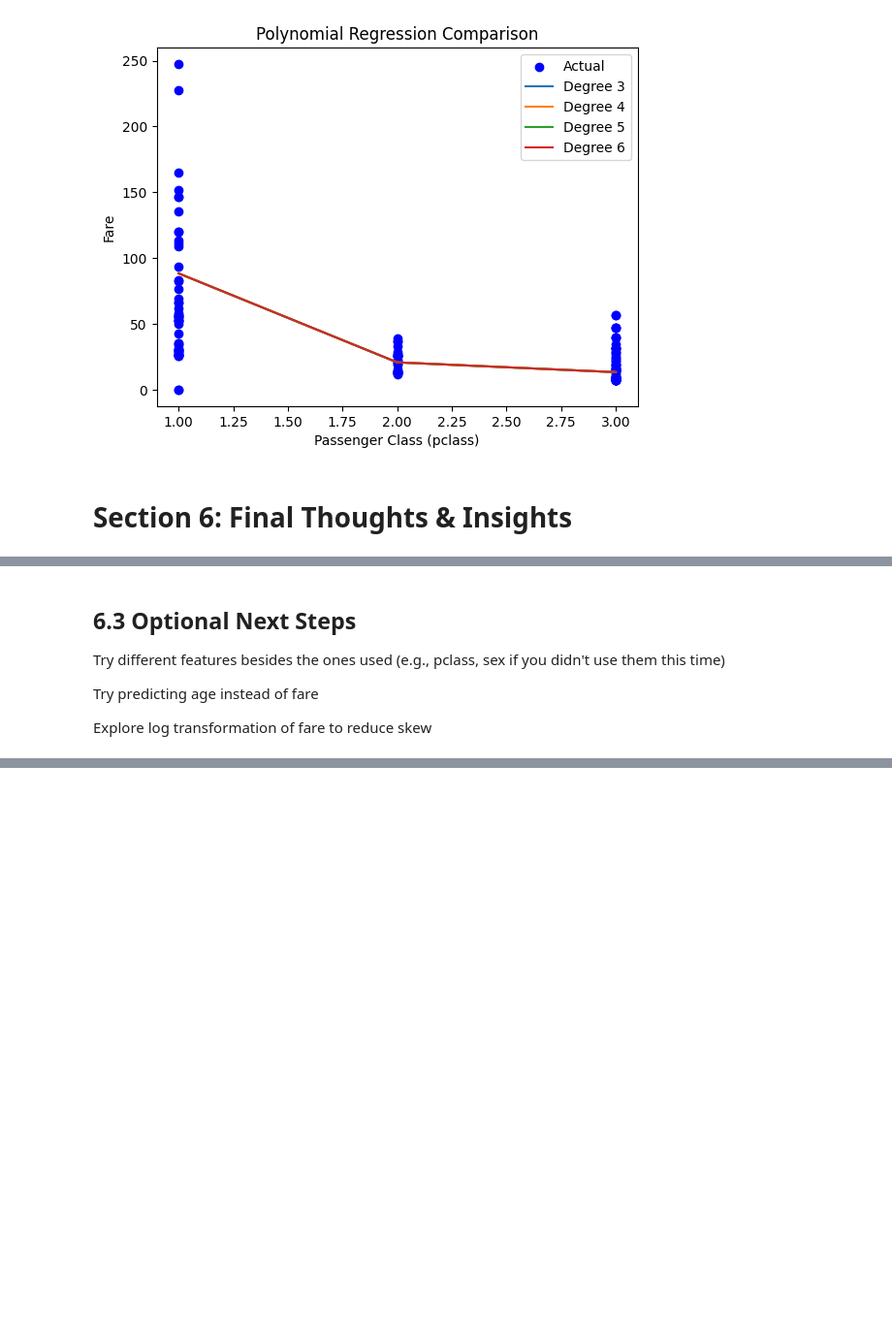
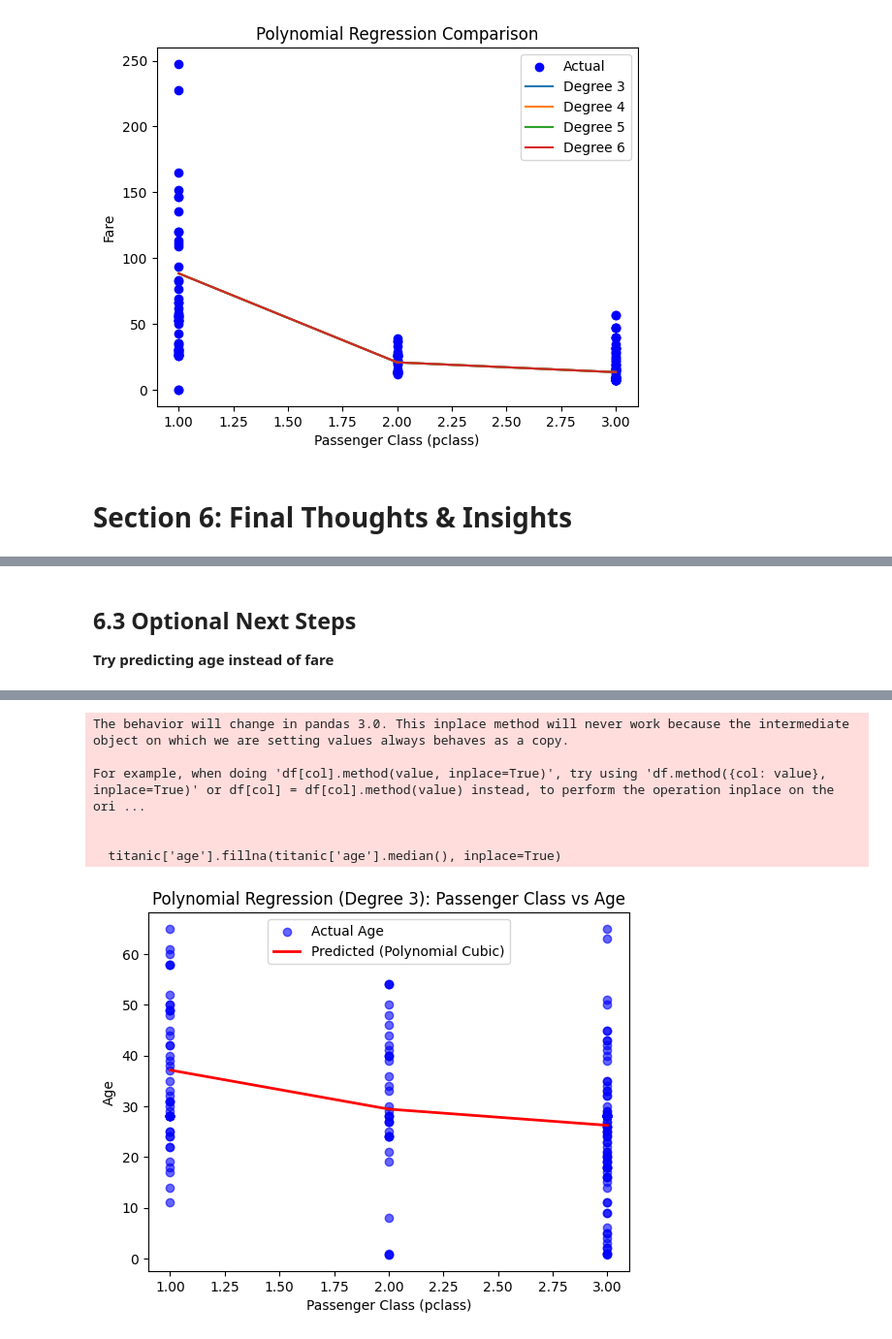
Before and after one commit to LFoster03/applied-ml-foster, a Jupyter notebook: notebooks/project04/ml04_foster.ipynb, the cells around one changed output, grey strips where cells are left out. Shown at 97% size. Drawn from its saved outputs; the diff is of its cells as text; code cells hidden in the pictures; blank space fills up the shorter version.

```diff
--- a/notebooks/project04/ml04_foster.ipynb
+++ b/notebooks/project04/ml04_foster.ipynb
@@ -440,7 +497,68 @@ Did skew or outliers impact the models?
 # %% [markdown]
 ## 6.3 Optional Next Steps
-Try different features besides the ones used (e.g., pclass, sex if you didn't use them this time)
-
-Try predicting age instead of fare
-
-Explore log transformation of fare to reduce skew
+**Try predicting age instead of fare**
+# %%
+# Load Titanic dataset
+titanic = sns.load_dataset("titanic")
+
+# Data prep
+titanic["age"].fillna(titanic["age"].median(), inplace=True)
+titanic["family_size"] = titanic["sibsp"] + titanic["parch"] + 1
+
+# Case 4 features: passenger class
+X4 = titanic[["pclass"]]
+y4 = titanic["age"]  # predicting age instead of fare
+
+# Split data
+X4_train, X4_test, y4_train, y4_test = train_test_split(X4, y4, test_size=0.2, random_state=123)
+
+# Train models
+# Linear Regression
+lr_model = LinearRegression().fit(X4_train, y4_train)
+y4_pred_linear = lr_model.predict(X4_test)
+
+# Ridge Regression
+ridge_model = Ridge(alpha=1.0).fit(X4_train, y4_train)
+y4_pred_ridge = ridge_model.predict(X4_test)
+
+# Elastic Net
+elastic_model = ElasticNet(alpha=0.3, l1_ratio=0.5).fit(X4_train, y4_train)
+y4_pred_elastic = elastic_model.predict(X4_test)
+
+# Polynomial Regression (degree=3)
+poly = PolynomialFeatures(degree=3)
+X4_train_poly = poly.fit_transform(X4_train)
+X4_test_poly = poly.transform(X4_test)
+
+poly_model = LinearRegression().fit(X4_train_poly, y4_train)
+y4_pred_poly = poly_model.predict(X4_test_poly)
+
+# Reporting function (fixed RMSE)
+def report(name, y_true, y_pred):
+    rmse = np.sqrt(mean_squared_error(y_true, y_pred))  # RMSE manually
+    mae = mean_absolute_error(y_true, y_pred)
+    r2 = r2_score(y_true, y_pred)
+    print(f"{name} R²: {r2:.3f}")
+    print(f"{name} RMSE: {rmse:.2f}")
+    print(f"{name} MAE: {mae:.2f}\n")
+
+# Compare all models
+report("Linear", y4_test, y4_pred_linear)
+report("Ridge", y4_test, y4_pred_ridge)
+report("ElasticNet", y4_test, y4_pred_elastic)
+report("Polynomial (Cubic)", y4_test, y4_pred_poly)
+
+# Optional: visualize polynomial fit
+sorted_idx = np.argsort(X4_test["pclass"])
+X4_sorted = X4_test["pclass"].iloc[sorted_idx]
+y4_test_sorted = y4_test.iloc[sorted_idx]
+y4_pred_poly_sorted = y4_pred_poly[sorted_idx]
+
+plt.scatter(X4_sorted, y4_test_sorted, color="blue", alpha=0.6, label="Actual Age")
+plt.plot(X4_sorted, y4_pred_poly_sorted, color='red', linewidth=2, label="Predicted (Polynomial Cubic)")
+plt.xlabel("Passenger Class (pclass)")
+plt.ylabel("Age")
+plt.title("Polynomial Regression (Degree 3): Passenger Class vs Age")
+plt.legend()
+plt.show()
+# %% [output]
@@ -446,0 +580,7 @@ Explore log transformation of fare to reduce skew
+The behavior will change in pandas 3.0. This inplace method will never work because the intermediate object on which we are setting values always behaves as a copy.
+
+For example, when doing 'df[col].method(value, inplace=True)', try using 'df.method({col: value}, inplace=True)' or df[col] = df[col].method(value) instead, to perform the operation inplace on the ori ...
+
+
+  titanic['age'].fillna(titanic['age'].median(), inplace=True)
+[figure, added]
```
Also changed, not shown: parts of 5 cells of this notebook.
